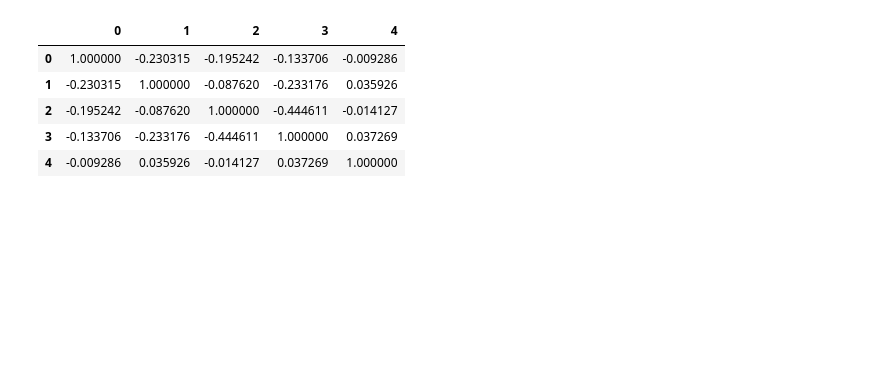
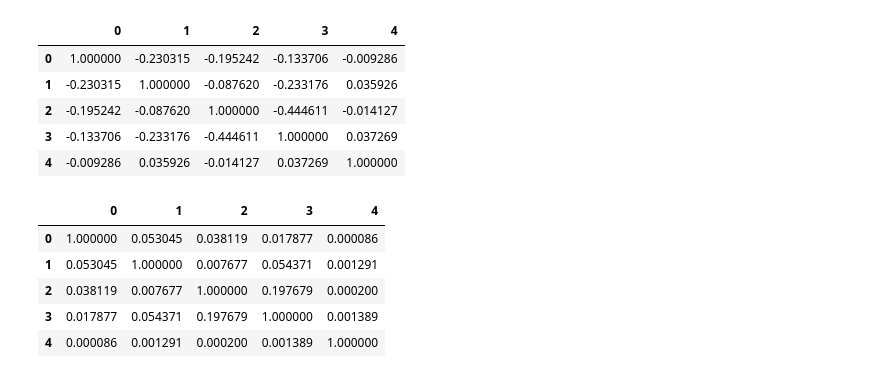
Before and after one commit to Maxmuleiv/Proyecto-Industrial, a Jupyter notebook: AnalisisPobrezaMultidimensional.ipynb, the cells around one changed output. Saved outputs shown, nothing was run; the diff lists cells and outputs as text; code cells hidden in the pictures; blank space fills up the shorter version.

```diff
--- a/AnalisisPobrezaMultidimensional.ipynb
+++ b/AnalisisPobrezaMultidimensional.ipynb
@@ -357,3 +334,16 @@ dimensionesR1.head()
 | 2 | -0.195242 | -0.087620 | 1.000000 | -0.444611 | -0.014127 |
 | 3 | -0.133706 | -0.233176 | -0.444611 | 1.000000 | 0.037269 |
 | 4 | -0.009286 | 0.035926 | -0.014127 | 0.037269 | 1.000000 |
+# %%
+# obtención coef. r cuadrado
+dimensionesR2=dimensionesR**2
+# %%
+dimensionesR2=pd.DataFrame(dimensionesR2)
+dimensionesR2.head()
+# %% [output]
+|  | 0 | 1 | 2 | 3 | 4 |
+| 0 | 1.000000 | 0.053045 | 0.038119 | 0.017877 | 0.000086 |
+| 1 | 0.053045 | 1.000000 | 0.007677 | 0.054371 | 0.001291 |
+| 2 | 0.038119 | 0.007677 | 1.000000 | 0.197679 | 0.000200 |
+| 3 | 0.017877 | 0.054371 | 0.197679 | 1.000000 | 0.001389 |
+| 4 | 0.000086 | 0.001291 | 0.000200 | 0.001389 | 1.000000 |
```
Also changed, not shown: parts of 26 cells of this notebook.
